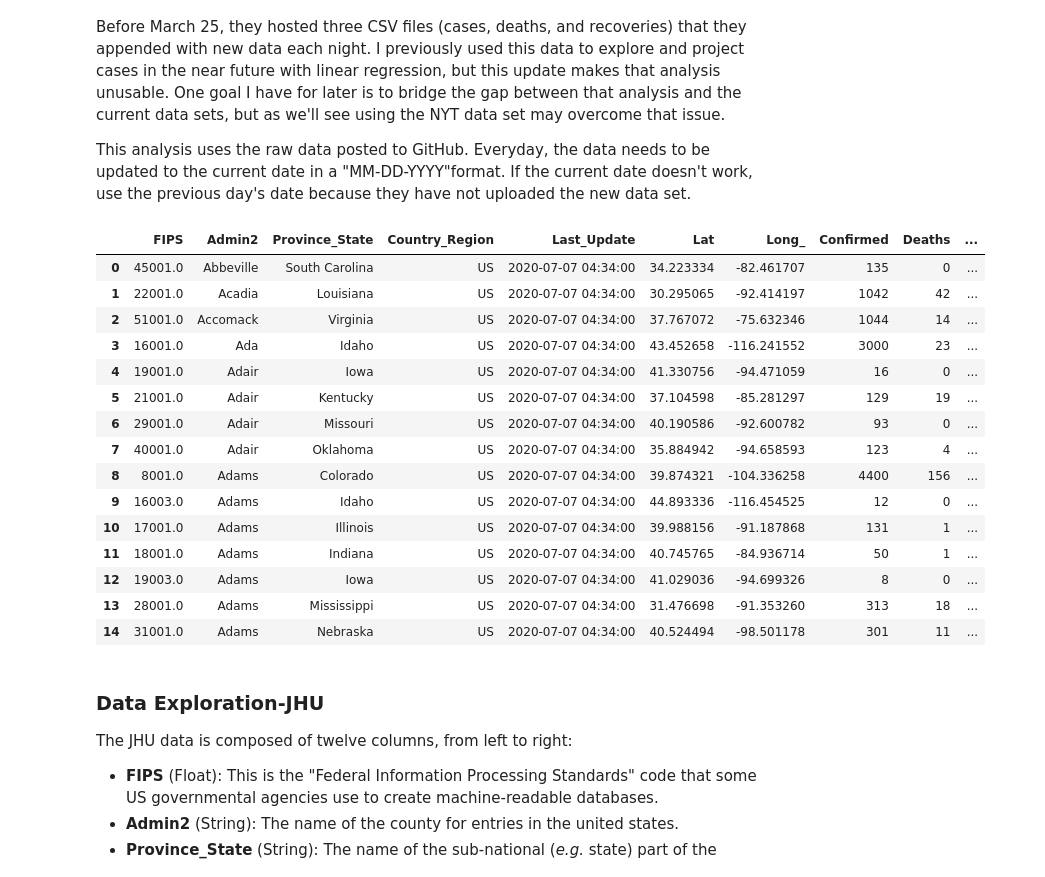
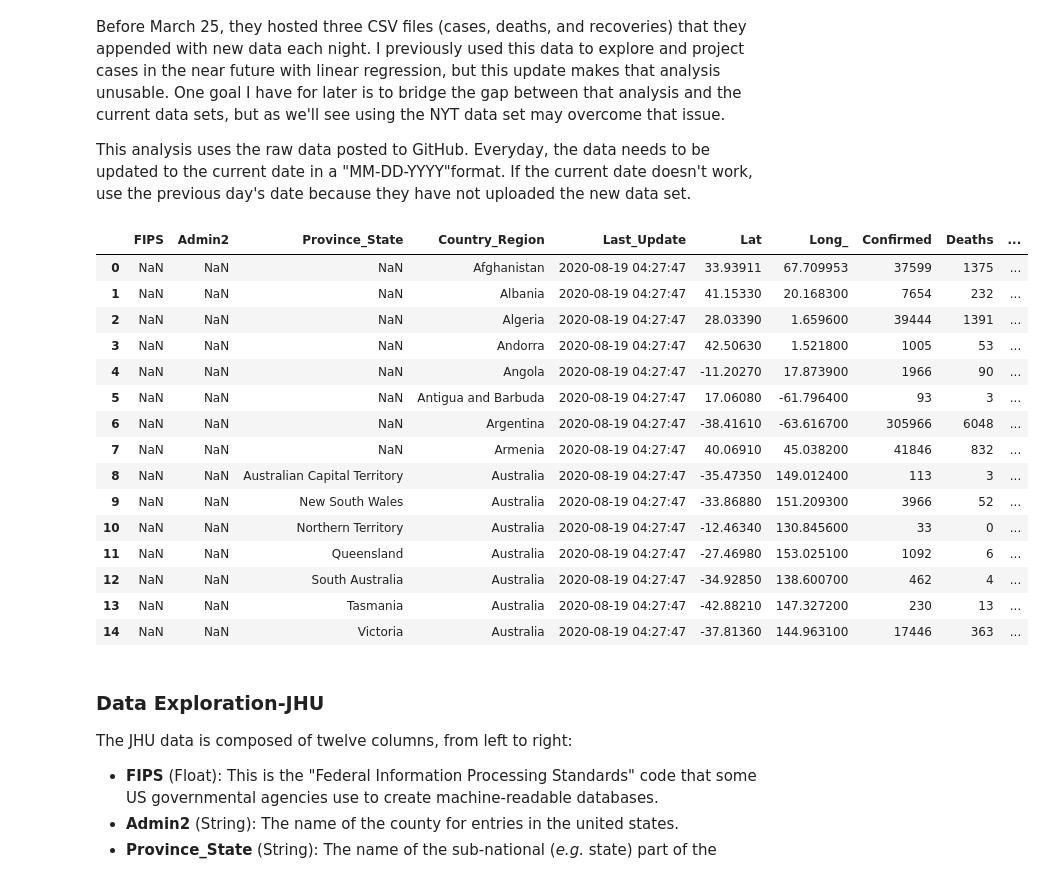
Before and after one commit to brianjosey/COVID-19, a Jupyter notebook: Exploratory Data Analysis.ipynb, the cells around one changed output. Saved outputs shown, nothing was run; the diff lists cells and outputs as text; code cells hidden in the pictures.

```diff
--- a/Exploratory Data Analysis.ipynb
+++ b/Exploratory Data Analysis.ipynb
@@ -214,28 +216,28 @@ This analysis uses the raw data posted to GitHub. Everyday, the data needs to be
 # %%
 # Import Data
 
-CURRENT_DATE = "07-06-2020" # MM-DD-YYYY
+CURRENT_DATE = "08-18-2020" # MM-DD-YYYY
 JHU_DATA_URL ="https://raw.githubusercontent.com/CSSEGISandData/COVID-19/master/csse_covid_19_data/csse_covid_19_daily_reports/%s.csv" %CURRENT_DATE
 
 jhu_data=pd.read_csv(JHU_DATA_URL)
 jhu_data.head(15)
 # %% [output]
 |  | FIPS | Admin2 | Province_State | Country_Region | Last_Update | Lat | Long_ | Confirmed | Deaths | ... |
-| 0 | 45001.0 | Abbeville | South Carolina | US | 2020-07-07 04:34:00 | 34.223334 | -82.461707 | 135 | 0 | ... |
-| 1 | 22001.0 | Acadia | Louisiana | US | 2020-07-07 04:34:00 | 30.295065 | -92.414197 | 1042 | 42 | ... |
-| 2 | 51001.0 | Accomack | Virginia | US | 2020-07-07 04:34:00 | 37.767072 | -75.632346 | 1044 | 14 | ... |
-| 3 | 16001.0 | Ada | Idaho | US | 2020-07-07 04:34:00 | 43.452658 | -116.241552 | 3000 | 23 | ... |
-| 4 | 19001.0 | Adair | Iowa | US | 2020-07-07 04:34:00 | 41.330756 | -94.471059 | 16 | 0 | ... |
-| 5 | 21001.0 | Adair | Kentucky | US | 2020-07-07 04:34:00 | 37.104598 | -85.281297 | 129 | 19 | ... |
-| 6 | 29001.0 | Adair | Missouri | US | 2020-07-07 04:34:00 | 40.190586 | -92.600782 | 93 | 0 | ... |
-| 7 | 40001.0 | Adair | Oklahoma | US | 2020-07-07 04:34:00 | 35.884942 | -94.658593 | 123 | 4 | ... |
-| 8 | 8001.0 | Adams | Colorado | US | 2020-07-07 04:34:00 | 39.874321 | -104.336258 | 4400 | 156 | ... |
-| 9 | 16003.0 | Adams | Idaho | US | 2020-07-07 04:34:00 | 44.893336 | -116.454525 | 12 | 0 | ... |
-| 10 | 17001.0 | Adams | Illinois | US | 2020-07-07 04:34:00 | 39.988156 | -91.187868 | 131 | 1 | ... |
-| 11 | 18001.0 | Adams | Indiana | US | 2020-07-07 04:34:00 | 40.745765 | -84.936714 | 50 | 1 | ... |
-| 12 | 19003.0 | Adams | Iowa | US | 2020-07-07 04:34:00 | 41.029036 | -94.699326 | 8 | 0 | ... |
-| 13 | 28001.0 | Adams | Mississippi | US | 2020-07-07 04:34:00 | 31.476698 | -91.353260 | 313 | 18 | ... |
-| 14 | 31001.0 | Adams | Nebraska | US | 2020-07-07 04:34:00 | 40.524494 | -98.501178 | 301 | 11 | ... |
+| 0 | NaN | NaN | NaN | Afghanistan | 2020-08-19 04:27:47 | 33.93911 | 67.709953 | 37599 | 1375 | ... |
+| 1 | NaN | NaN | NaN | Albania | 2020-08-19 04:27:47 | 41.15330 | 20.168300 | 7654 | 232 | ... |
+| 2 | NaN | NaN | NaN | Algeria | 2020-08-19 04:27:47 | 28.03390 | 1.659600 | 39444 | 1391 | ... |
+| 3 | NaN | NaN | NaN | Andorra | 2020-08-19 04:27:47 | 42.50630 | 1.521800 | 1005 | 53 | ... |
+| 4 | NaN | NaN | NaN | Angola | 2020-08-19 04:27:47 | -11.20270 | 17.873900 | 1966 | 90 | ... |
+| 5 | NaN | NaN | NaN | Antigua and Barbuda | 2020-08-19 04:27:47 | 17.06080 | -61.796400 | 93 | 3 | ... |
+| 6 | NaN | NaN | NaN | Argentina | 2020-08-19 04:27:47 | -38.41610 | -63.616700 | 305966 | 6048 | ... |
+| 7 | NaN | NaN | NaN | Armenia | 2020-08-19 04:27:47 | 40.06910 | 45.038200 | 41846 | 832 | ... |
+| 8 | NaN | NaN | Australian Capital Territory | Australia | 2020-08-19 04:27:47 | -35.47350 | 149.012400 | 113 | 3 | ... |
+| 9 | NaN | NaN | New South Wales | Australia | 2020-08-19 04:27:47 | -33.86880 | 151.209300 | 3966 | 52 | ... |
+| 10 | NaN | NaN | Northern Territory | Australia | 2020-08-19 04:27:47 | -12.46340 | 130.845600 | 33 | 0 | ... |
+| 11 | NaN | NaN | Queensland | Australia | 2020-08-19 04:27:47 | -27.46980 | 153.025100 | 1092 | 6 | ... |
+| 12 | NaN | NaN | South Australia | Australia | 2020-08-19 04:27:47 | -34.92850 | 138.600700 | 462 | 4 | ... |
+| 13 | NaN | NaN | Tasmania | Australia | 2020-08-19 04:27:47 | -42.88210 | 147.327200 | 230 | 13 | ... |
+| 14 | NaN | NaN | Victoria | Australia | 2020-08-19 04:27:47 | -37.81360 | 144.963100 | 17446 | 363 | ... |
 # %% [markdown]
 ### Data Exploration-JHU
 
```
Also changed, not shown: parts of 20 cells of this notebook.
